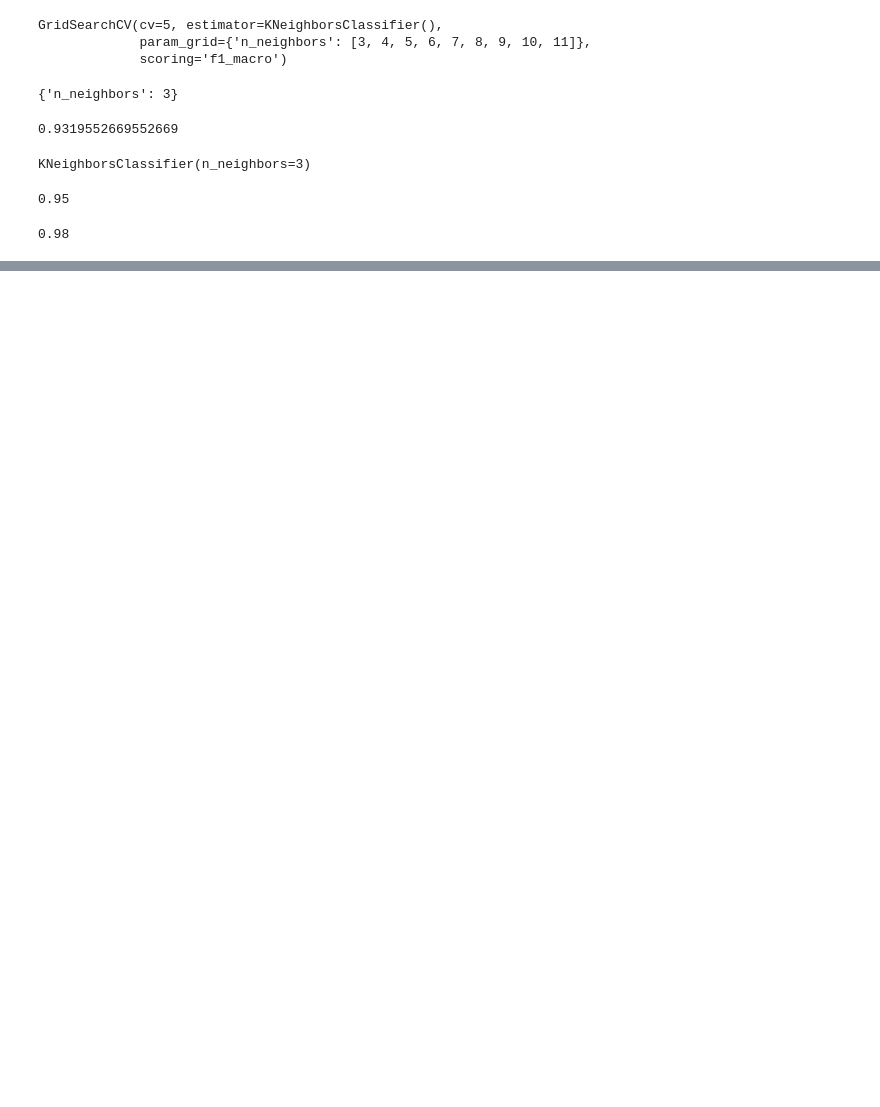
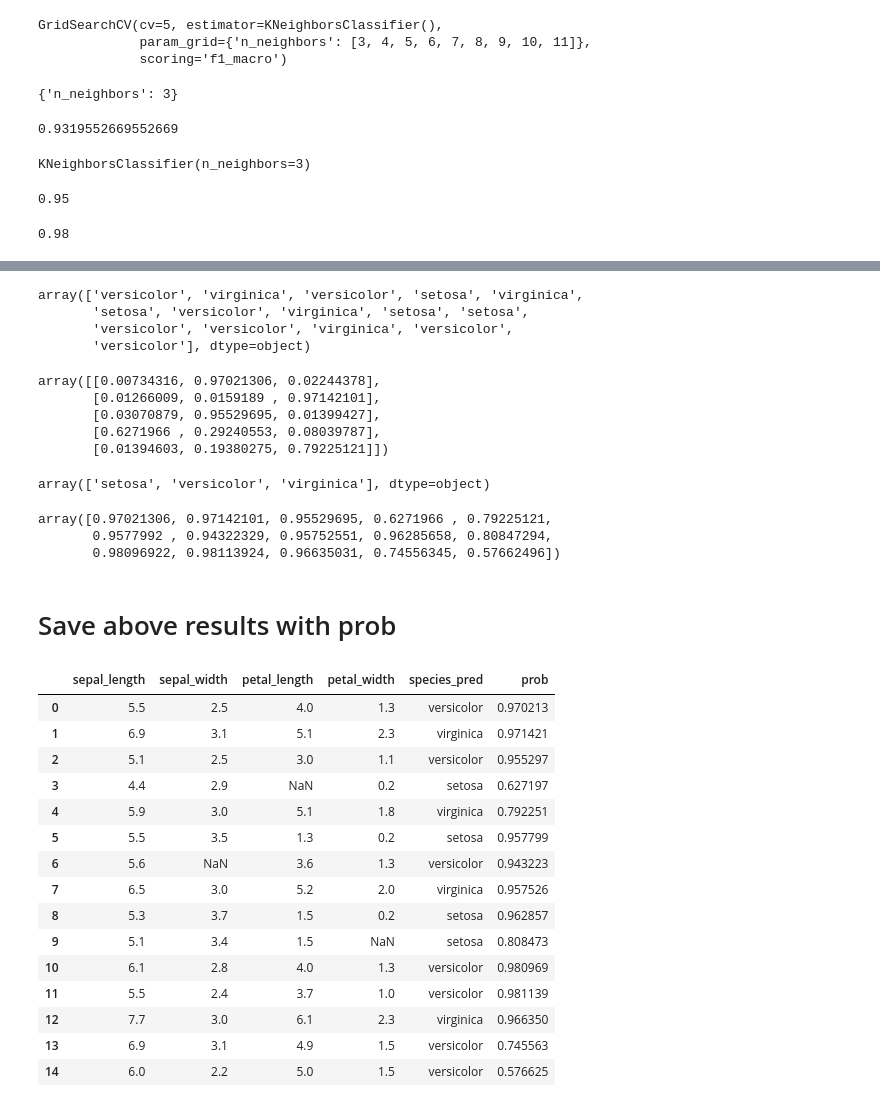
Before and after one commit to Aishwarya2311/Machine_Learning, a Jupyter notebook: KNN & SVM/KNN.ipynb, the cells around one changed output, grey strips where cells are left out. Drawn from its saved outputs; the diff is of its cells as text; code cells hidden in the pictures; blank space fills up the shorter version.

```diff
--- a/KNN & SVM/KNN.ipynb
+++ b/KNN & SVM/KNN.ipynb
@@ -224,0 +344,58 @@ best_knn.score(xtest, ytest)
+# %%
+preds = model2.predict(xnew_pre)
+preds
+# %% [output]
+array(['versicolor', 'virginica', 'versicolor', 'setosa', 'virginica',
+       'setosa', 'versicolor', 'virginica', 'setosa', 'setosa',
+       'versicolor', 'versicolor', 'virginica', 'versicolor',
+       'versicolor'], dtype=object)
+# %%
+
+probs = model2.predict_proba(xnew_pre)
+probs[0:5]
+# %% [output]
+array([[0.00734316, 0.97021306, 0.02244378],
+       [0.01266009, 0.0159189 , 0.97142101],
+       [0.03070879, 0.95529695, 0.01399427],
+       [0.6271966 , 0.29240553, 0.08039787],
+       [0.01394603, 0.19380275, 0.79225121]])
+# %%
+
+model2.classes_
+# %% [output]
+array(['setosa', 'versicolor', 'virginica'], dtype=object)
+# %%
+import numpy as np
+max_probs = np.max(probs, axis=1)
+max_probs
+# %% [output]
+array([0.97021306, 0.97142101, 0.95529695, 0.6271966 , 0.79225121,
+       0.9577992 , 0.94322329, 0.95752551, 0.96285658, 0.80847294,
+       0.98096922, 0.98113924, 0.96635031, 0.74556345, 0.57662496])
+# %% [markdown]
+
+# Save above results with prob
+# %%
+
+xnew["species_pred"] = preds
+xnew["prob"] = max_probs
+# %%
+
+xnew
+# %% [output]
+|  | sepal_length | sepal_width | petal_length | petal_width | species_pred | prob |
+| 0 | 5.5 | 2.5 | 4.0 | 1.3 | versicolor | 0.970213 |
+| 1 | 6.9 | 3.1 | 5.1 | 2.3 | virginica | 0.971421 |
+| 2 | 5.1 | 2.5 | 3.0 | 1.1 | versicolor | 0.955297 |
+| 3 | 4.4 | 2.9 | NaN | 0.2 | setosa | 0.627197 |
+| 4 | 5.9 | 3.0 | 5.1 | 1.8 | virginica | 0.792251 |
+| 5 | 5.5 | 3.5 | 1.3 | 0.2 | setosa | 0.957799 |
+| 6 | 5.6 | NaN | 3.6 | 1.3 | versicolor | 0.943223 |
+| 7 | 6.5 | 3.0 | 5.2 | 2.0 | virginica | 0.957526 |
+| 8 | 5.3 | 3.7 | 1.5 | 0.2 | setosa | 0.962857 |
+| 9 | 5.1 | 3.4 | 1.5 | NaN | setosa | 0.808473 |
+| 10 | 6.1 | 2.8 | 4.0 | 1.3 | versicolor | 0.980969 |
+| 11 | 5.5 | 2.4 | 3.7 | 1.0 | versicolor | 0.981139 |
+| 12 | 7.7 | 3.0 | 6.1 | 2.3 | virginica | 0.966350 |
+| 13 | 6.9 | 3.1 | 4.9 | 1.5 | versicolor | 0.745563 |
+| 14 | 6.0 | 2.2 | 5.0 | 1.5 | versicolor | 0.576625 |
```
Also changed, not shown: parts of 17 cells of this notebook.
